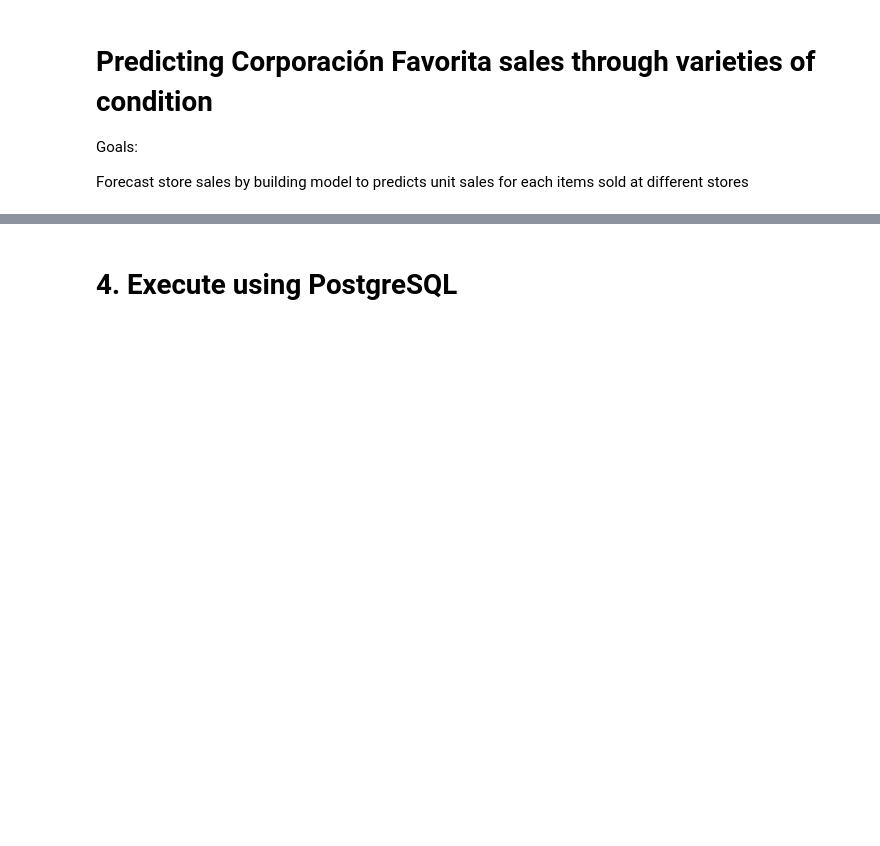
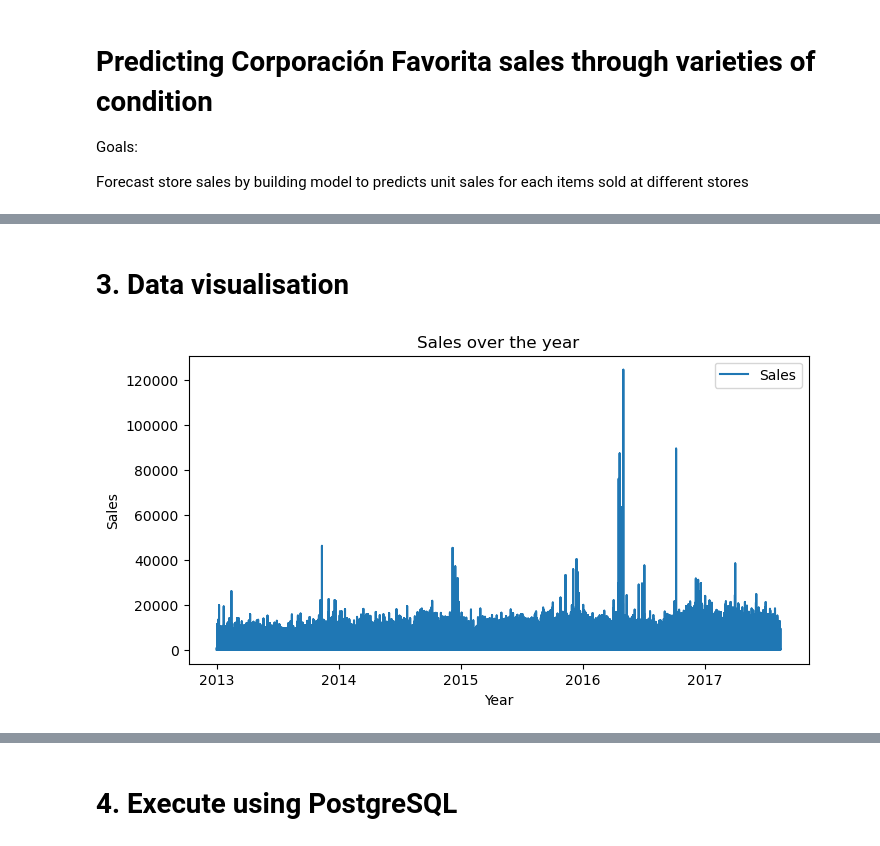
Before and after one commit to Rezkitasyarihna/store_sales_prediction, a Jupyter notebook: store_sales.ipynb, the cells around one changed output, grey strips where cells are left out. Cells and saved outputs as stored; diff of their text form; code cells hidden in the pictures; blank space fills up the shorter version.

```diff
--- a/store_sales.ipynb
+++ b/store_sales.ipynb
@@ -102,12 +32,0 @@ dtype: int64
-# %%
-# change the datetime type for train dataframe
-train['day']=pd.to_datetime(train['date']).dt.day
-train['month']=pd.to_datetime(train['date']).dt.month
-train['year']=pd.to_datetime(train['date']).dt.year
-
-# change the datetime type for test dataframe
-test['day']=pd.to_datetime(test['date']).dt.day
-test['month']=pd.to_datetime(test['date']).dt.month
-test['year']=pd.to_datetime(test['date']).dt.year
-
-# change the datetime type for
@@ -113,0 +64,5 @@ test['year']=pd.to_datetime(test['date']).dt.year
+# %%
+#concat the train and test dataframe
+df = pd.concat([test,train])
+#check null value in each column
+df.isnull().sum()
@@ -113,0 +77,23 @@ test['year']=pd.to_datetime(test['date']).dt.year
+# %% [markdown]
+# 3. Data visualisation
+# %%
+# change the datetime type for df
+df['date'] = pd.to_datetime(df['date'], format='%Y-%m-%d')
+
+df['day']=pd.to_datetime(df['date']).dt.day
+df['month']=pd.to_datetime(df['date']).dt.month
+df['year']=pd.to_datetime(df['date']).dt.year
+
+df['day_of_week'] = df['date'].dt.dayofweek
+df['weekend'] = df['day_of_week'].isin([5, 6]).astype(int)  # 5 and 6 correspond to Saturday and Sunday
+# %%
+# Data Visualization on sales
+plt.figure(figsize=(8, 4))
+plt.plot(df['date'], df['sales'], label='Sales')
+plt.title('Sales over the year')
+plt.xlabel('Year')
+plt.ylabel('Sales')
+plt.legend()
+plt.show()
+# %% [output]
+[figure, added]
```
Also changed, not shown: parts of 15 cells of this notebook.
